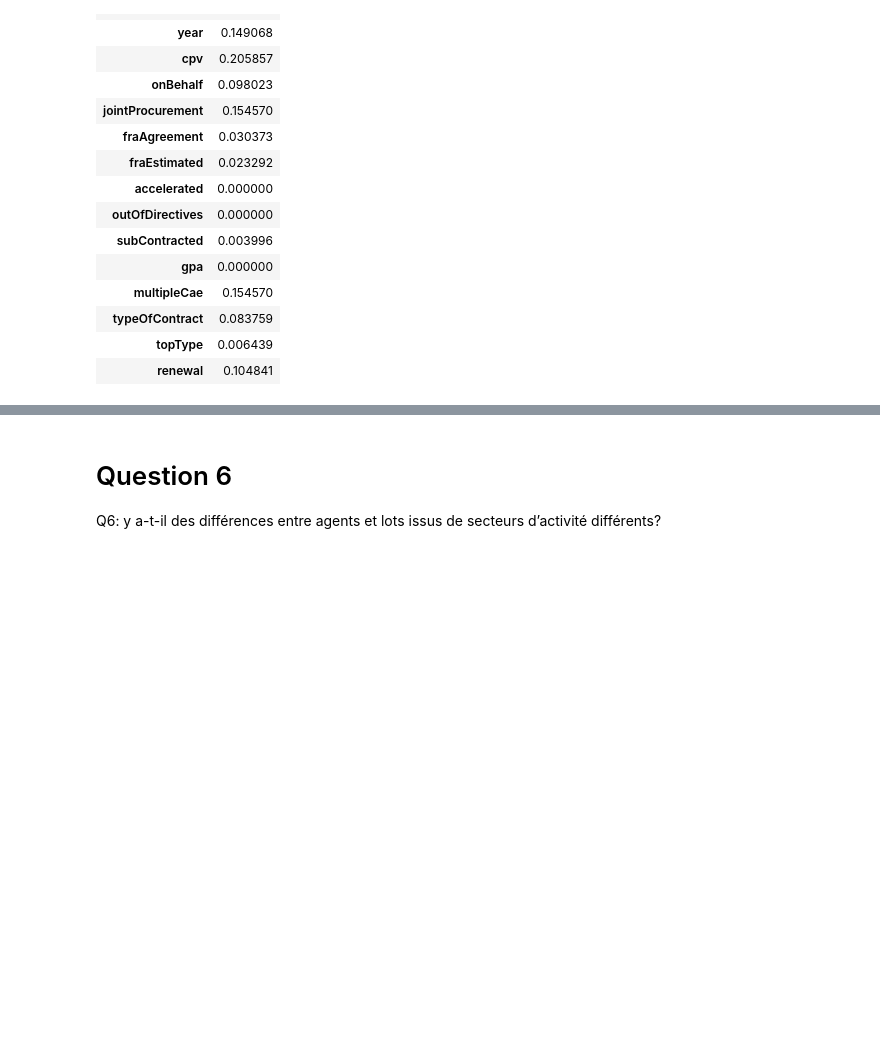
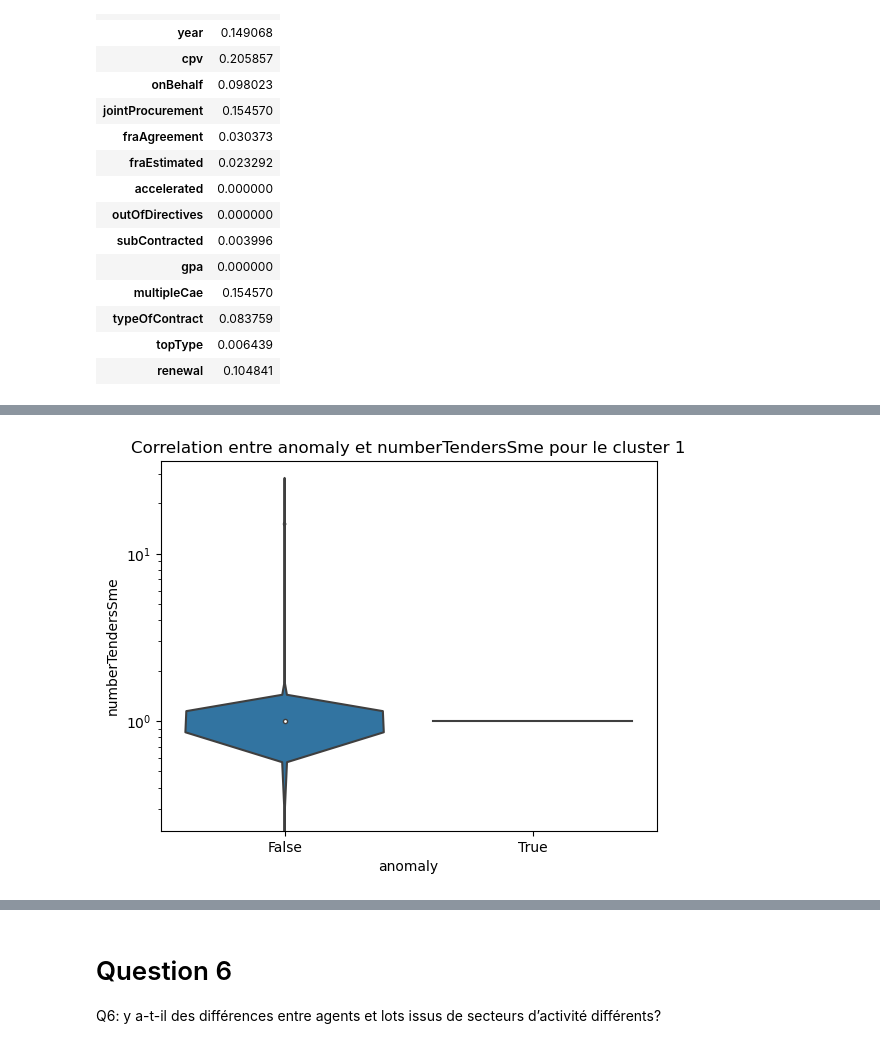
Before and after one commit to abdelhadi-essabri/FOPPA_Project, a Jupyter notebook: 04_questionnement/lots.ipynb, the cells around one changed output, grey strips where cells are left out. Cells and saved outputs as stored; diff of their text form; code cells hidden in the pictures; blank space fills up the shorter version.

```diff
--- a/04_questionnement/lots.ipynb
+++ b/04_questionnement/lots.ipynb
@@ -363,3 +371,14 @@ clusters_1_anomalies[clusters_1_anomalies['cluster']==3]
+# %%
+plot_categorial_numerical(
+    data=cluster_1_data,
+    title="Correlation entre anomaly et numberTendersSme pour le cluster 1",
+    xlabel='anomaly',
+    ylabel='numberTendersSme',
+    saveas='../images/04_quest_lots_06.png',
+    logy=True
+)
+# %% [output]
+[figure, added]
 # %%
 cluster_3_anno_corr_cat, cluster_3_anno_corr_num = get_anomaly_corr(
     data = clusters_1_anomalies,
```
Also changed, not shown: parts of 38 cells of this notebook, 1 other file.
